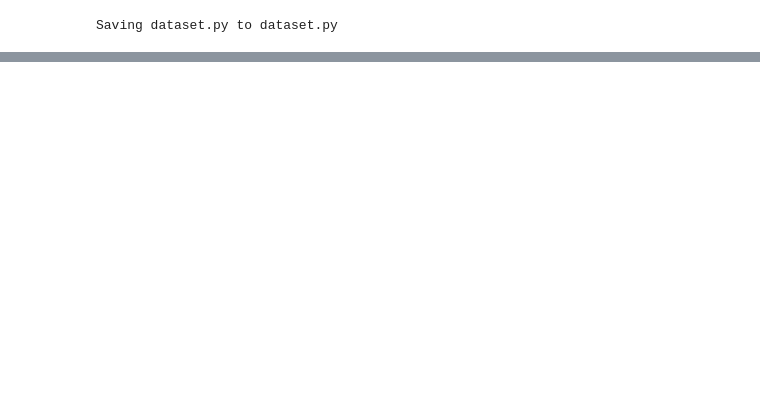
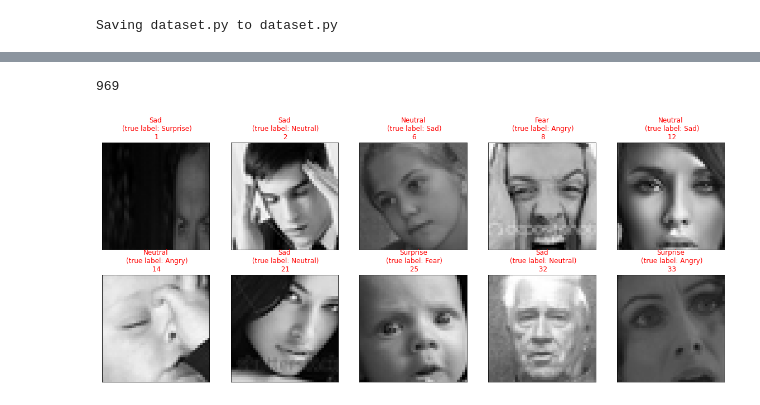
Before and after one commit to mansikataria/FacialExpressionRecognition, a Jupyter notebook: FERResNet.ipynb, the cells around one changed output, grey strips where cells are left out. Cells and saved outputs as stored; diff of their text form; code cells hidden in the pictures; blank space fills up the shorter version.

```diff
--- a/FERResNet.ipynb
+++ b/FERResNet.ipynb
@@ -339,0 +354,2 @@ plt.show()
+# %%
+path_model=BASE_PATH + '/fer-pytorch-resnet-12'
@@ -339,0 +360,9 @@ plt.show()
+# %%
+# saved_model = resnet.ResNet18()
+
+
+# saved_model.load_state_dict(torch.load(path_model))
+saved_model = torch.load(path_model)
+
+if use_cuda:
+    saved_model.cuda()
@@ -339,0 +389,7 @@ plt.show()
+# %%
+class incorrectoutcome:
+    def __init__(self, img, trueLabel, predictedLabel, indexInDataset):
+        self.img = img
+        self.trueLabel = trueLabel
+        self.predictedLabel = predictedLabel
+        self.indexInDataset = indexInDataset
@@ -339,0 +505,29 @@ plt.show()
+# %%
+len(incorrect_examples)
+
+# incorrect_examples[0].shape
+# %% [output]
+969
+# %%
+
+fig = plt.figure(figsize=(20, 8))
+
+for idx in np.arange(10):
+    ax = fig.add_subplot(2, 10/2, idx+1, xticks=[], yticks=[])
+    #std = np.array([0.229, 0.224, 0.225])
+    #mean = np.array([0.485, 0.456, 0.406])
+    incorrectoutcome = incorrect_examples[idx]
+    img = incorrectoutcome.img
+    # print(img.shape)
+    img = np.transpose(img, (3, 4, 0, 1, 2))
+    # print(img.shape)
+    img = img[:, :, 0, 0, 0]
+    img2 = np.zeros((44,44,3))
+    img2[:,:,0] = img
+    img2[:,:,1] = img
+    img2[:,:,2] = img
+    plt.imshow(img2)
+    ax.set_title(f"{incorrectoutcome.predictedLabel}\n (true label: {incorrectoutcome.trueLabel})\n {incorrectoutcome.indexInDataset}",
+    color=("green" if incorrectoutcome.predictedLabel==incorrectoutcome.trueLabel else "red"))
+# %% [output]
+[figure, added]
```
Also changed, not shown: parts of 25 cells of this notebook.
